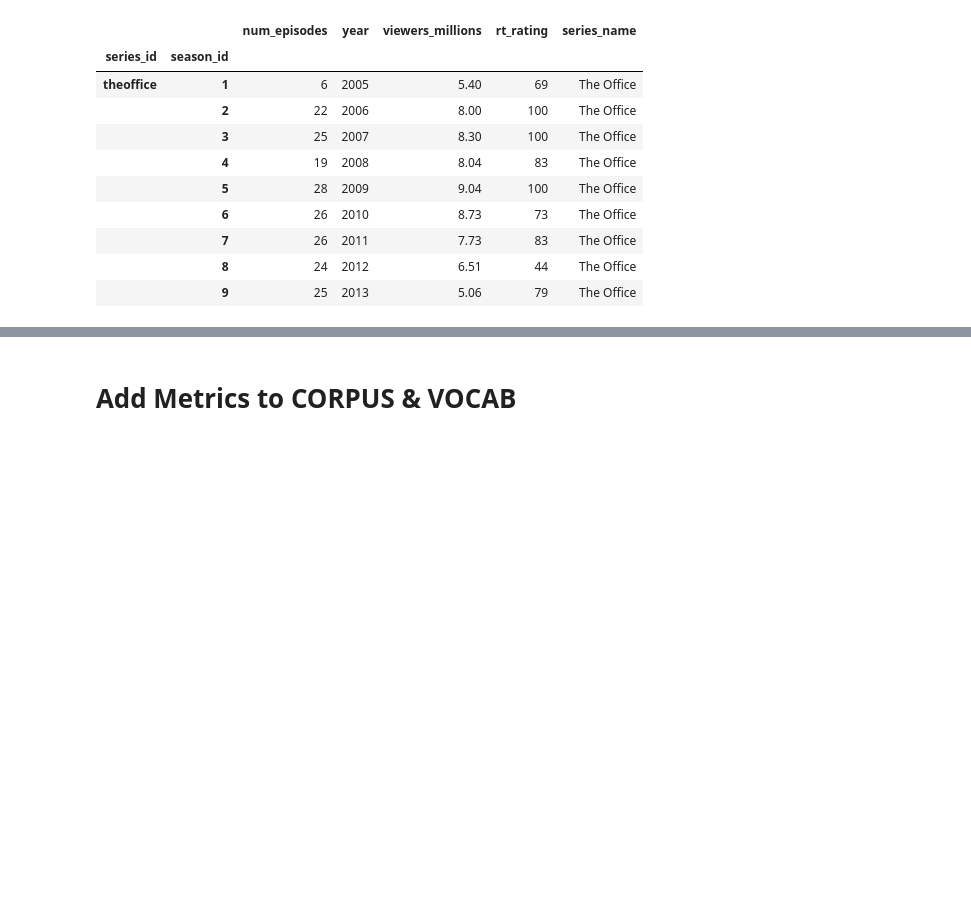
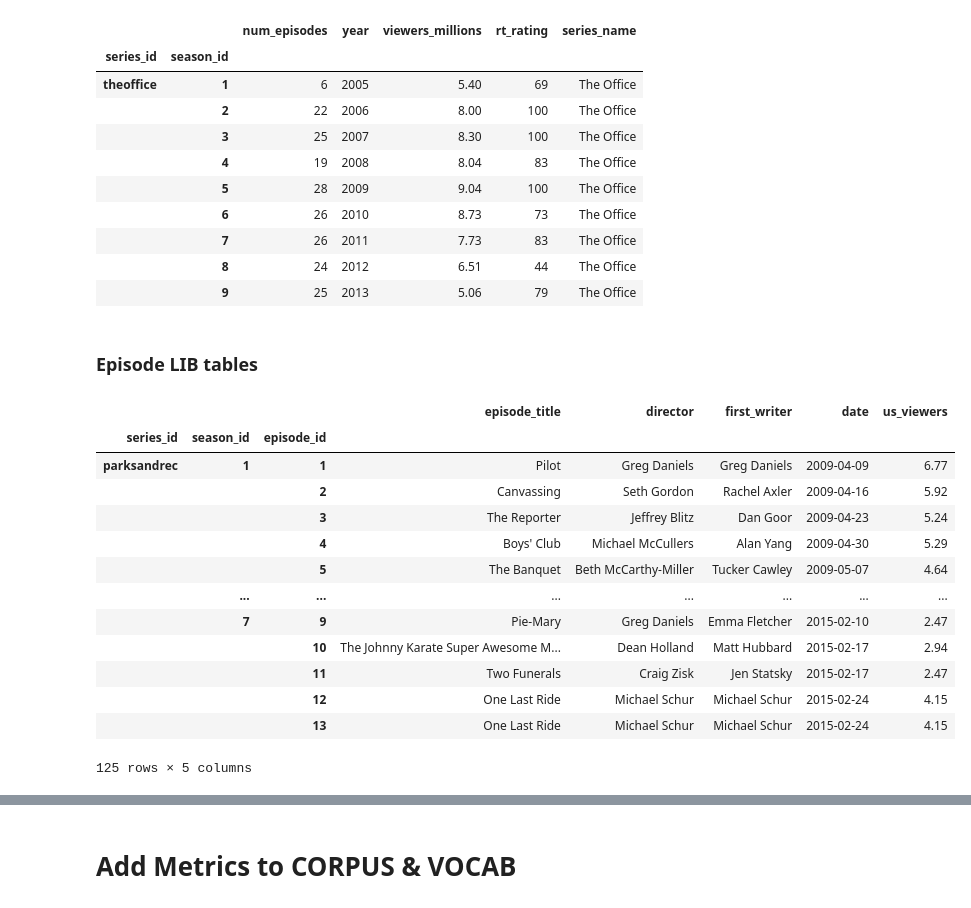
Before and after one commit to erictria/sitcom-text-analysis, a Jupyter notebook: extract_data.ipynb, the cells around one changed output, grey strips where cells are left out. Drawn from its saved outputs; the diff is of its cells as text; code cells hidden in the pictures; blank space fills up the shorter version.

```diff
--- a/extract_data.ipynb
+++ b/extract_data.ipynb
@@ -332,3 +333,36 @@ office_lib
 |  | 9 | 25 | 2013 | 5.06 | 79 | The Office |
 # %%
 office_lib.to_csv(raw_dir + 'OFFICE-LIB.csv')
+# %% [markdown]
+### Episode LIB tables
+# %%
+ws = WikiScraper(user_agent)
+# %%
+pnr_wiki_episodes = 'https://en.wikipedia.org/wiki/List_of_Parks_and_Recreation_episodes'
+pnr_column_map = {
+    'episode_id': 0,
+    'episode_title': 1,
+    'director': 2,
+    'writers': 3,
+    'date': 4,
+    'us_viewers': 5
+}
+pnr_lib_df = ws.scrape_episode_list(pnr_wiki_episodes, pnr_column_map, pnr_series_id, season_limit = 7)
+
+pnr_lib_df = pnr_lib_df[['episode_title', 'director', 'first_writer', 'date', 'us_viewers']]
+pnr_lib_df
+# %% [output]
+|  |  |  | episode_title | director | first_writer | date | us_viewers |
+| series_id | season_id | episode_id |  |  |  |  |  |
+| parksandrec | 1 | 1 | Pilot | Greg Daniels | Greg Daniels | 2009-04-09 | 6.77 |
+|  |  | 2 | Canvassing | Seth Gordon | Rachel Axler | 2009-04-16 | 5.92 |
+|  |  | 3 | The Reporter | Jeffrey Blitz | Dan Goor | 2009-04-23 | 5.24 |
+|  |  | 4 | Boys' Club | Michael McCullers | Alan Yang | 2009-04-30 | 5.29 |
+|  |  | 5 | The Banquet | Beth McCarthy-Miller | Tucker Cawley | 2009-05-07 | 4.64 |
+|  | ... | ... | ... | ... | ... | ... | ... |
+|  | 7 | 9 | Pie-Mary | Greg Daniels | Emma Fletcher | 2015-02-10 | 2.47 |
+|  |  | 10 | The Johnny Karate Super Awesome M... | Dean Holland | Matt Hubbard | 2015-02-17 | 2.94 |
+|  |  | 11 | Two Funerals | Craig Zisk | Jen Statsky | 2015-02-17 | 2.47 |
+|  |  | 12 | One Last Ride | Michael Schur | Michael Schur | 2015-02-24 | 4.15 |
+|  |  | 13 | One Last Ride | Michael Schur | Michael Schur | 2015-02-24 | 4.15 |
+125 rows × 5 columns
```
Also changed, not shown: parts of 6 cells of this notebook, 3 other files.
